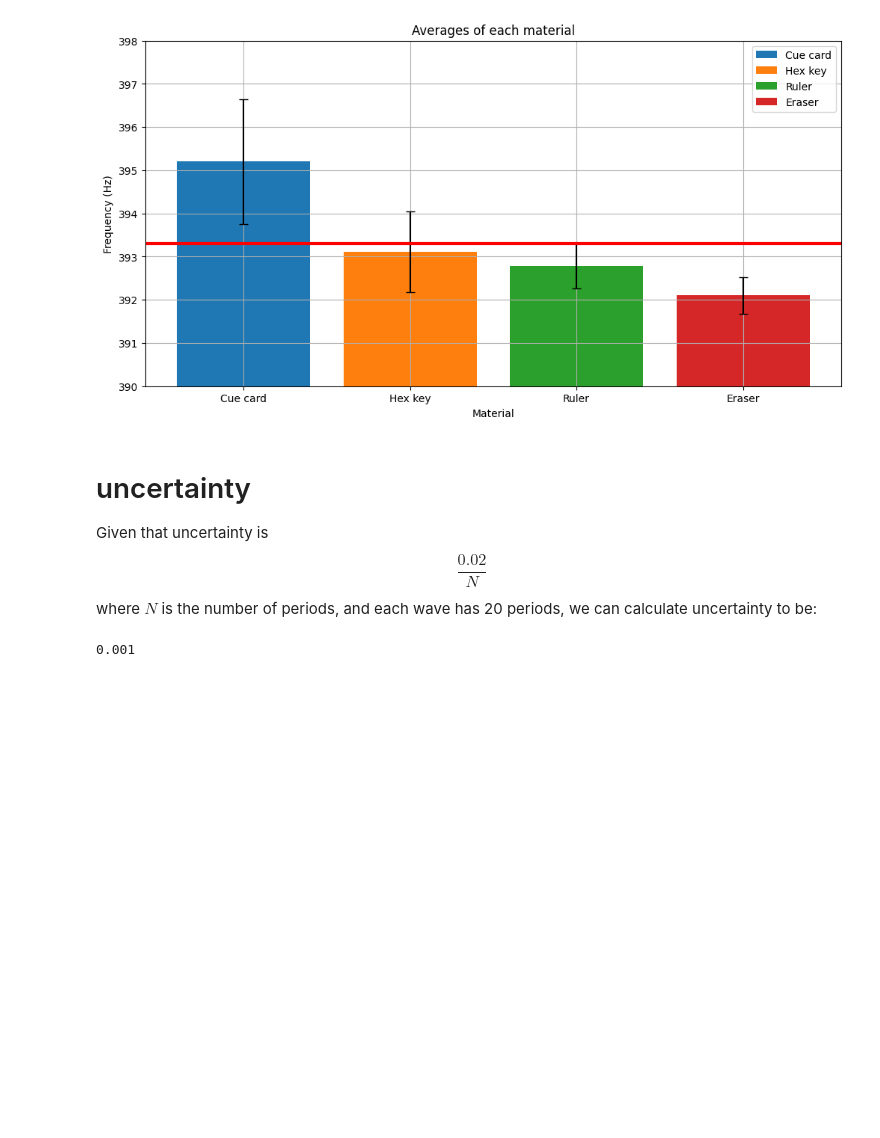
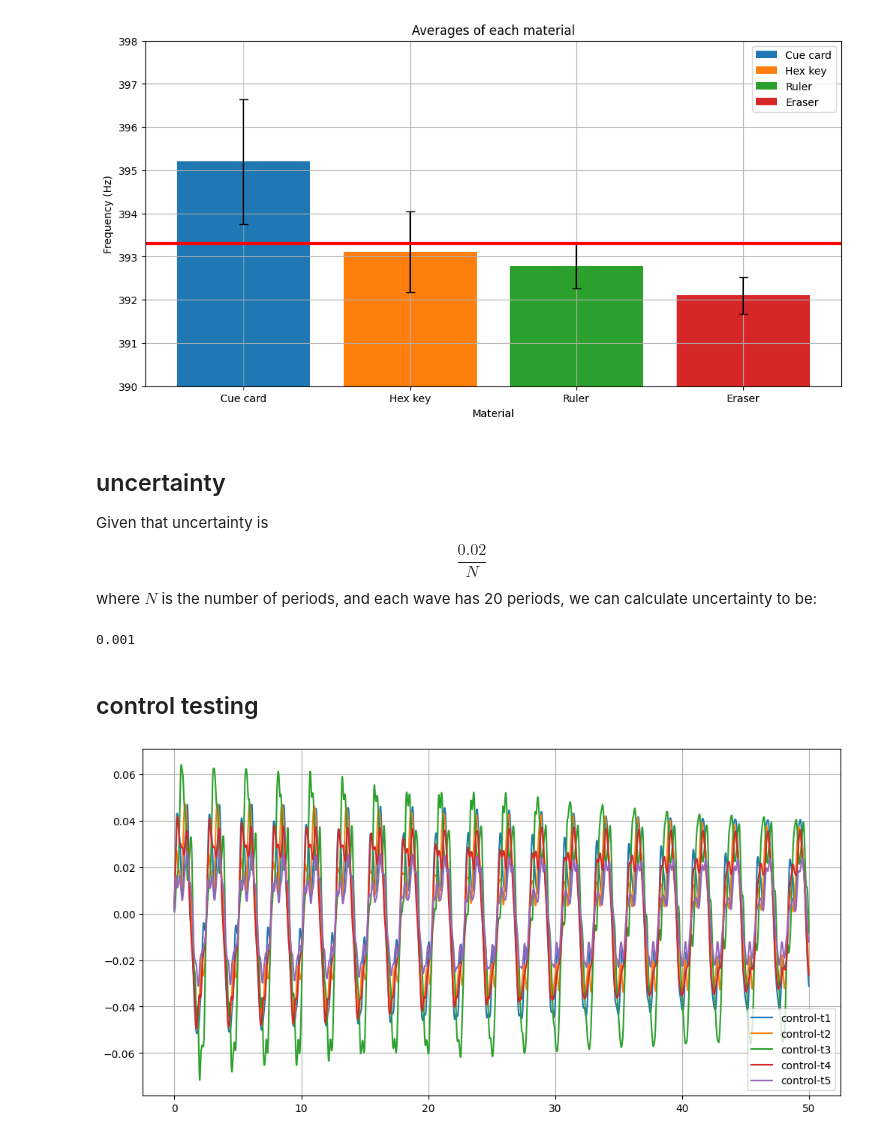
Before and after one commit to ThatNerdSquared/datasci-studio, a Jupyter notebook: milner-lab/milner-lab.ipynb, the cells around one changed output. Saved outputs shown, nothing was run; the diff lists cells and outputs as text; code cells hidden in the pictures; blank space fills up the shorter version.

Commit message:
feat(milner-lab): add control testing

```diff
--- a/milner-lab/milner-lab.ipynb
+++ b/milner-lab/milner-lab.ipynb
@@ -460,7 +453,7 @@ plt.show()
 # %% [output]
 [figure]
 # %% [markdown]
-# uncertainty
+## uncertainty
 
 Given that uncertainty is
 $$
@@ -471,3 +464,23 @@ where $N$ is the number of periods, and each wave has 20 periods, we can calcula
 0.02 / 20
 # %% [output]
 0.001
+# %% [markdown]
+## control testing
+# %%
+control_t1 = pd.read_excel('control-t1.xls')
+control_t2 = pd.read_excel('control-t2.xls')
+control_t3 = pd.read_excel('control-t3.xls')
+control_t4 = pd.read_excel('control-t4.xls')
+control_t5 = pd.read_excel('control-t5.xls')
+# %%
+CONTROL_SAMPLES = {
+    'control-t1': control_t1,
+    'control-t2': control_t2,
+    'control-t3': control_t3,
+    'control-t4': control_t4,
+    'control-t5': control_t5
+}
+# %%
+big_scary_plot(CONTROL_SAMPLES)
+# %% [output]
+[figure, added]
```
Also changed, not shown: parts of 23 cells of this notebook, 11 other files.
